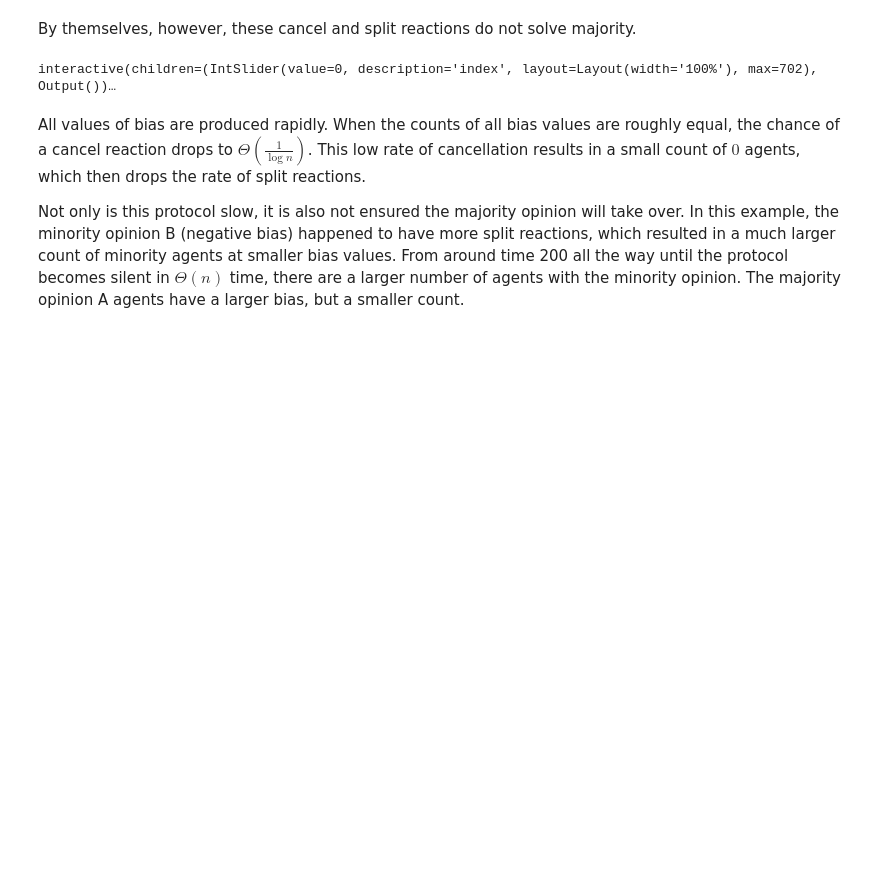
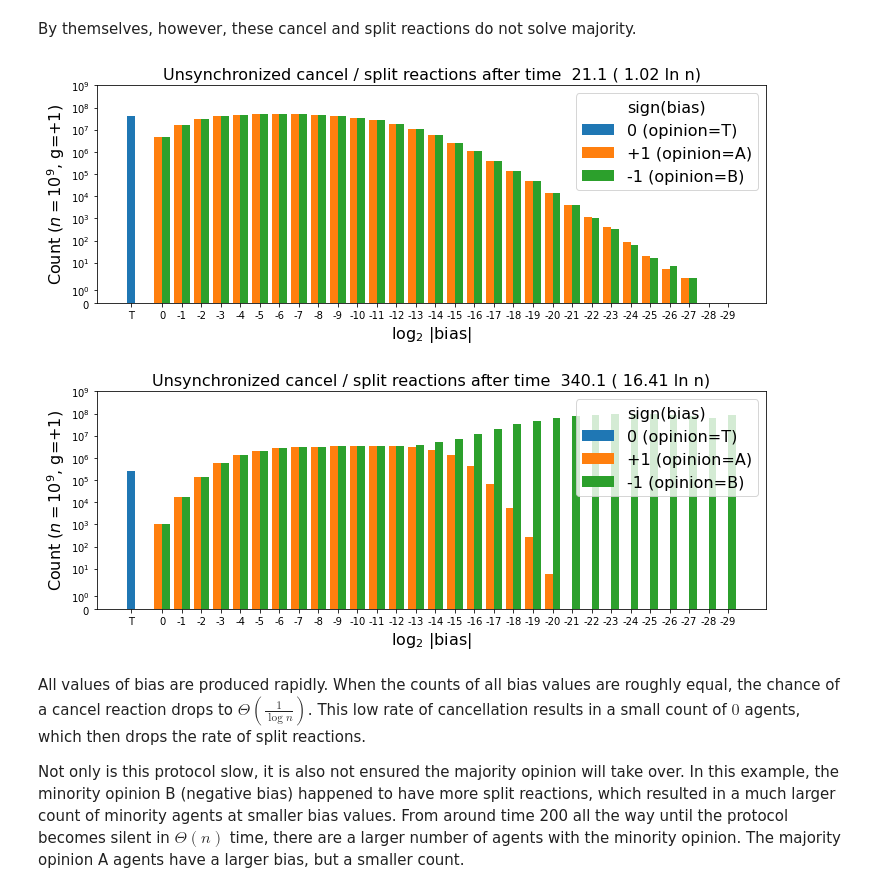
Before and after one commit to UC-Davis-molecular-computing/ppsim, a Jupyter notebook: examples/majority.ipynb, the cells around one changed output. Drawn from its saved outputs; the diff is of its cells as text; code cells hidden in the pictures; blank space fills up the shorter version.

```diff
--- a/examples/majority.ipynb
+++ b/examples/majority.ipynb
@@ -236,34 +234,36 @@ sim = pickle.load( open( "majority_simulations/cancel_split.p", "rb" ) )
 # %%
 # With a much larger number of states, trying to directly plot sim.history would be messy.
 # Instead, we create a barplot which visualizes a single configuration, with a slider that
 #   ranges over all times recorded by the simulation.
 
-# This setup assumes non-interactive backend
-# In an interactive backend, it will quickly and unnecessarily generate many figures
-def draw_plots(index):
+def plot_config(index):
     fig, ax = plt.subplots(figsize=(12,4))
     snap = sim.history.iloc[index]
     ind = np.arange(len(snap[1].index))
     width = 0.4
-    ax.clear()
     ax.bar(-1, snap[0], width, label='0 (opinion=T)')
     ax.bar(ind + width, snap[1], width, label= '+1 (opinion=A)')
     ax.bar(ind + 2 * width, snap[-1], width, label= '-1 (opinion=B)')
     ax.set_xticks([-1] + list(ind+1.5*width))
     ax.set_xticklabels(['T'] + [str(i) for i in range(0,-len(snap[1]),-1)], fontsize = 10)
     ax.set_xlabel('$\log_2$ |bias|', fontsize=16)
-    ax.set_ylabel(f'Count ($n=10^{int(np.log10(n))}$)', fontsize=16)
+    ax.set_ylabel(f'Count ($n=10^{int(np.log10(n))}$, g=+1)', fontsize=16)
     ax.set_yscale('symlog')
     ax.set_ylim(0, n)
     ax.legend(title = 'sign(bias)', fontsize=16, title_fontsize=16)
     t = sim.times[index]
     ax.set_title(f'Unsynchronized cancel / split reactions after time {t: 0.1f} ({t / np.log(n): 0.2f} ln n)', fontsize=16)
-#     fig.savefig('majority_simulations/cancel_split_no_sync.pdf')
+#     fig.savefig('majority_simulations/cancel_split_no_sync2.pdf')
 
-bar = widgets.interact(draw_plots, index = widgets.IntSlider(
-    min=0, max=len(sim.history)-1, step=1, value=0, layout = widgets.Layout(width='100%')))
+# # Uncomment the following code to create a slider that changes the time shown in the plot
+# bar = widgets.interact(plot_config, index = widgets.IntSlider(
+#     min=0, max=len(sim.history)-1, step=1, value=0, layout = widgets.Layout(width='100%')))
+
+plot_config(112)
+plot_config(215)
 # %% [output]
-interactive(children=(IntSlider(value=0, description='index', layout=Layout(width='100%'), max=702), Output())…
+[figure, added]
+[figure, added]
 # %% [markdown]
 All values of bias are produced rapidly. When the counts of all bias values are roughly equal, the chance of a cancel reaction drops to $\Theta(\frac{1}{\log n})$. This low rate of cancellation results in a small count of $0$ agents, which then drops the rate of split reactions.
 
```
Also changed, not shown: parts of 30 cells of this notebook, 14 other files.
